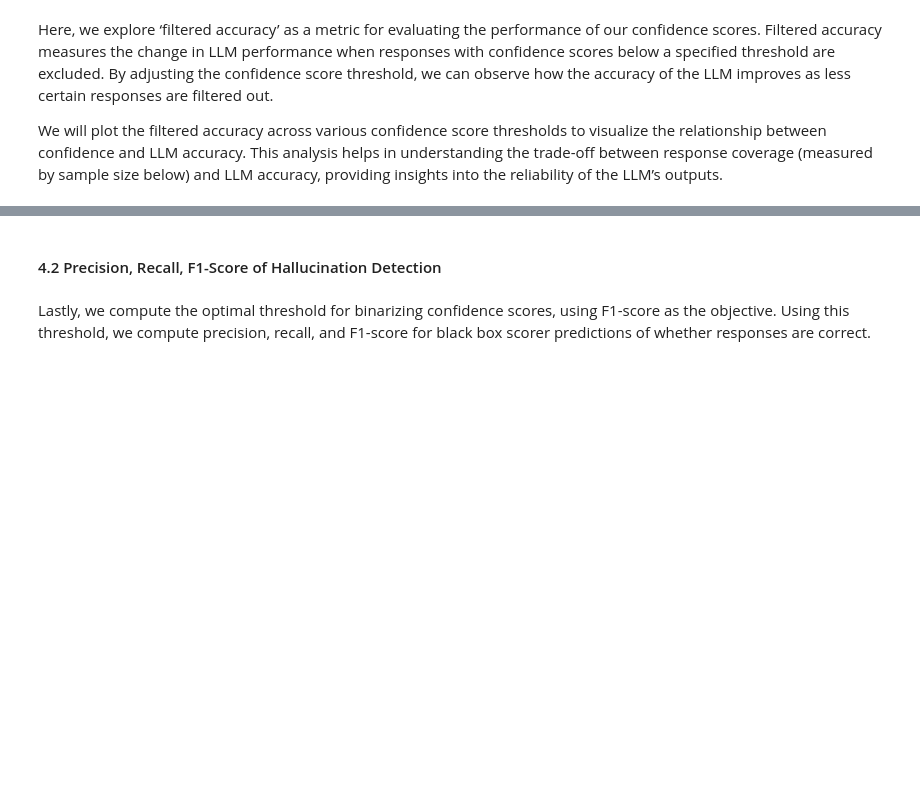
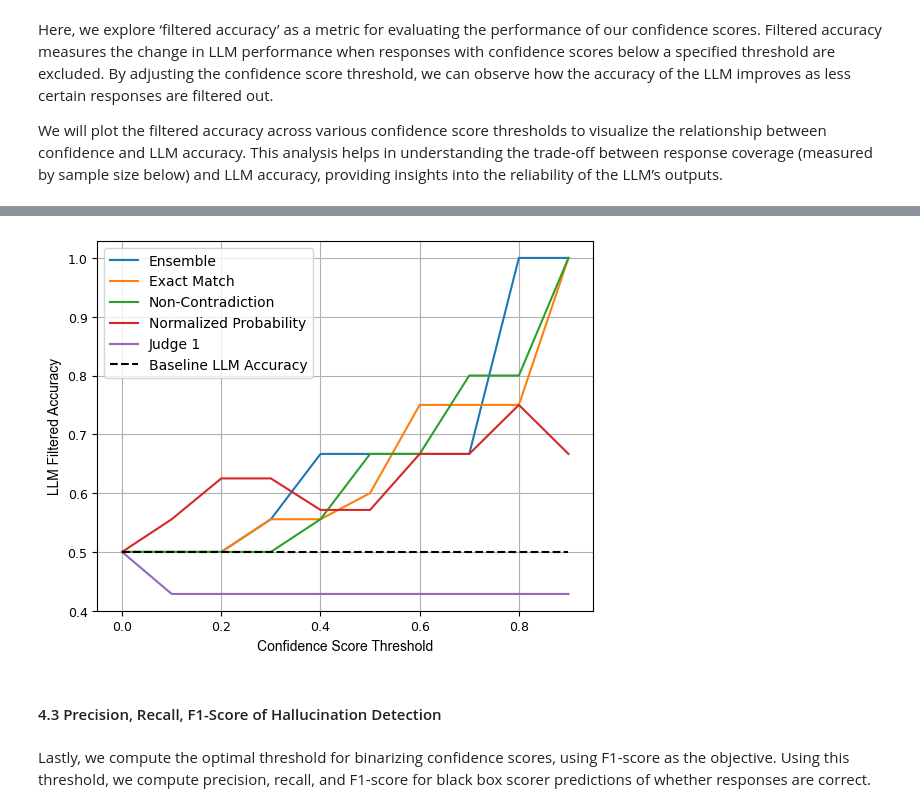
Before and after one commit to nklswld/uqlm, a Jupyter notebook: examples/ensemble_tuning_demo.ipynb, the cells around one changed output, grey strips where cells are left out. Cells and saved outputs as stored; diff of their text form; code cells hidden in the pictures; blank space fills up the shorter version.

```diff
--- a/examples/ensemble_tuning_demo.ipynb
+++ b/examples/ensemble_tuning_demo.ipynb
@@ -460,5 +467,9 @@ plot_model_accuracies(scores=test_result_df.ensemble_score, correct_indicators=t
+# %%
+plot_filtered_accuracy(uq_result=test_results, correct_indicators=test_result_df["response_correct"].tolist(), fontsize=12, fontname="Arial")
+# %% [output]
+[figure, added]
 # %% [markdown]
-#### 4.2 Precision, Recall, F1-Score of Hallucination Detection
+#### 4.3 Precision, Recall, F1-Score of Hallucination Detection
 # %% [markdown]
 Lastly, we compute the optimal threshold for binarizing confidence scores, using F1-score as the objective. Using this threshold, we compute precision, recall, and F1-score for black box scorer predictions of whether responses are correct.
 # %%
```
Also changed, not shown: parts of 14 cells of this notebook, 1 other file.
